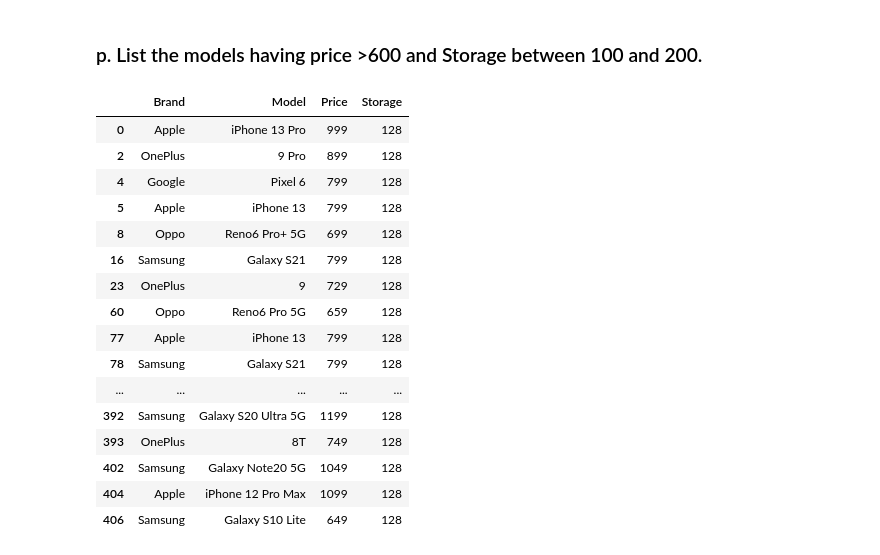
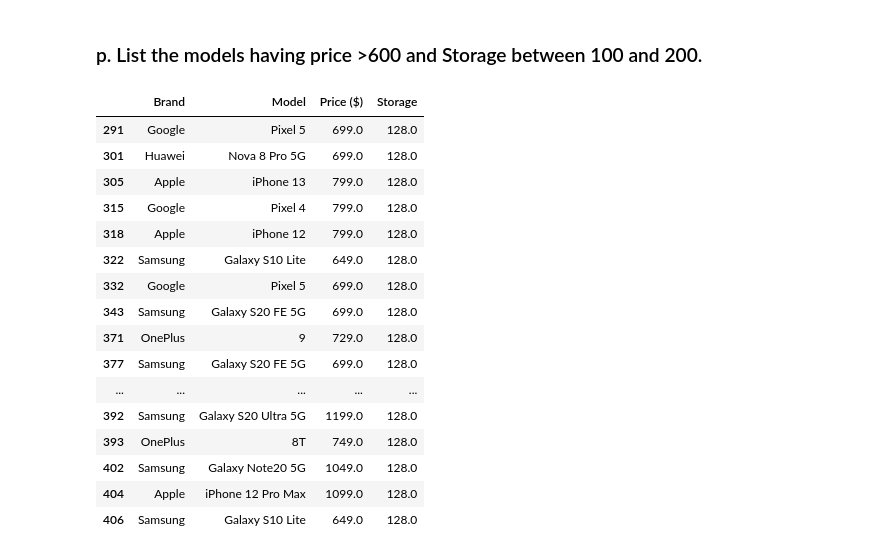
Before and after one commit to nvn18/3-1_LAB_WORKS, a Jupyter notebook: DA_LAB/Mobile Phone Price Dataset.ipynb, the cells around one changed output. Cells and saved outputs as stored; diff of their text form; code cells hidden in the pictures.

```diff
--- a/DA_LAB/Mobile Phone Price Dataset.ipynb
+++ b/DA_LAB/Mobile Phone Price Dataset.ipynb
@@ -79,23 +120,18 @@ display(models_per_battery_price)
 # %% [markdown]
 ### d. Count the number of models in each brand with highest storage. Draw the graph.
 # %%
-
+import pandas as pd
 import matplotlib.pyplot as plt
 
 df = pd.DataFrame(data)
-data['Storage'] = [int("".join(filter(str.isdigit, s))) for s in data['Storage ']]
 
-max_stor_per_brand = df.groupby('Brand')['Storage'].max()
-max_stor_models = df[df.set_index(['Brand', 'Storage']).index.isin(max_stor_per_brand.items())]
-count_per_brand = max_stor_models['Brand'].value_counts()
+max_storage_per_brand = df.groupby('Brand')['Storage '].max()
+max_storage_models = df[df.set_index(['Brand', 'Storage ']).index.isin(max_storage_per_brand.items())]
+count_per_brand = max_storage_models['Brand'].value_counts()
 
-plt.bar(count_per_brand.index, count_per_brand,width=0.4,color='skyblue')
-
+plt.bar(count_per_brand.index, count_per_brand,width=0.6,color='skyblue')
 plt.xlabel('Brand')
 plt.ylabel('Number of Models with Highest Storage')
 plt.title('Number of Models in Each Brand with Highest Storage')
-
-plt.xticks(rotation=45, ha='right')
-plt.tight_layout()
 plt.show()
 # %% [output]
@@ -128,9 +164,8 @@ Name: Brand, dtype: int64
 # %% [markdown]
 ### f. Find the RAM capacity of all models of every brand.
 # %%
-data['RAM'] = [int("".join(filter(str.isdigit, s))) for s in data['RAM ']]
 df = pd.DataFrame(data)
-model = df.groupby(['Brand','Model'])['RAM'].unique()
+model = df.groupby(['Brand','Model'])['RAM '].unique()
 
 display(model)
 # %% [output]
@@ -188,7 +223,6 @@ display(bat_cap)
 ### i. Calculate average price of each brand.
 # %%
 #df['Price ($)'] = pd.to_numeric(df['Price ($)'], errors='coerce')
-data['Price'] = [int("".join(filter(str.isdigit, s))) for s in data['Price ($)']]
-print(data.groupby('Brand')['Price'].mean())
+print(data.groupby('Brand')['Price ($)'].mean())
 # %% [output]
 Brand
@@ -294,24 +352,30 @@ Name: Model, dtype: int64
 # %% [markdown]
 ### p. List the models having price >600 and Storage between 100 and 200.
 # %%
+df['Storage '] = pd.to_numeric(df['Storage '], errors='coerce')
+df['Price ($)'] = pd.to_numeric(df['Price ($)'], errors='coerce')
 
-models = df[(df['Price'] > 600) & (df['Storage'].between(100, 200))]
-display(models[['Brand', 'Model', 'Price', 'Storage']])
+
+
+models = df[(df['Price ($)'] > 600) & (df['Storage '].between(100, 200))]
+
+
+display(models[['Brand', 'Model', 'Price ($)', 'Storage ']])
 # %% [output]
-|  | Brand | Model | Price | Storage |
-| 0 | Apple | iPhone 13 Pro | 999 | 128 |
-| 2 | OnePlus | 9 Pro | 899 | 128 |
-| 4 | Google | Pixel 6 | 799 | 128 |
-| 5 | Apple | iPhone 13 | 799 | 128 |
-| 8 | Oppo | Reno6 Pro+ 5G | 699 | 128 |
-| 16 | Samsung | Galaxy S21 | 799 | 128 |
-| 23 | OnePlus | 9 | 729 | 128 |
-| 60 | Oppo | Reno6 Pro 5G | 659 | 128 |
-| 77 | Apple | iPhone 13 | 799 | 128 |
-| 78 | Samsung | Galaxy S21 | 799 | 128 |
+|  | Brand | Model | Price ($) | Storage |
+| 291 | Google | Pixel 5 | 699.0 | 128.0 |
+| 301 | Huawei | Nova 8 Pro 5G | 699.0 | 128.0 |
+| 305 | Apple | iPhone 13 | 799.0 | 128.0 |
+| 315 | Google | Pixel 4 | 799.0 | 128.0 |
+| 318 | Apple | iPhone 12 | 799.0 | 128.0 |
+| 322 | Samsung | Galaxy S10 Lite | 649.0 | 128.0 |
+| 332 | Google | Pixel 5 | 699.0 | 128.0 |
+| 343 | Samsung | Galaxy S20 FE 5G | 699.0 | 128.0 |
+| 371 | OnePlus | 9 | 729.0 | 128.0 |
+| 377 | Samsung | Galaxy S20 FE 5G | 699.0 | 128.0 |
 | ... | ... | ... | ... | ... |
-| 392 | Samsung | Galaxy S20 Ultra 5G | 1199 | 128 |
-| 393 | OnePlus | 8T | 749 | 128 |
-| 402 | Samsung | Galaxy Note20 5G | 1049 | 128 |
-| 404 | Apple | iPhone 12 Pro Max | 1099 | 128 |
-| 406 | Samsung | Galaxy S10 Lite | 649 | 128 |
+| 392 | Samsung | Galaxy S20 Ultra 5G | 1199.0 | 128.0 |
+| 393 | OnePlus | 8T | 749.0 | 128.0 |
+| 402 | Samsung | Galaxy Note20 5G | 1049.0 | 128.0 |
+| 404 | Apple | iPhone 12 Pro Max | 1099.0 | 128.0 |
+| 406 | Samsung | Galaxy S10 Lite | 649.0 | 128.0 |
```
Also changed, not shown: parts of 13 cells of this notebook.
